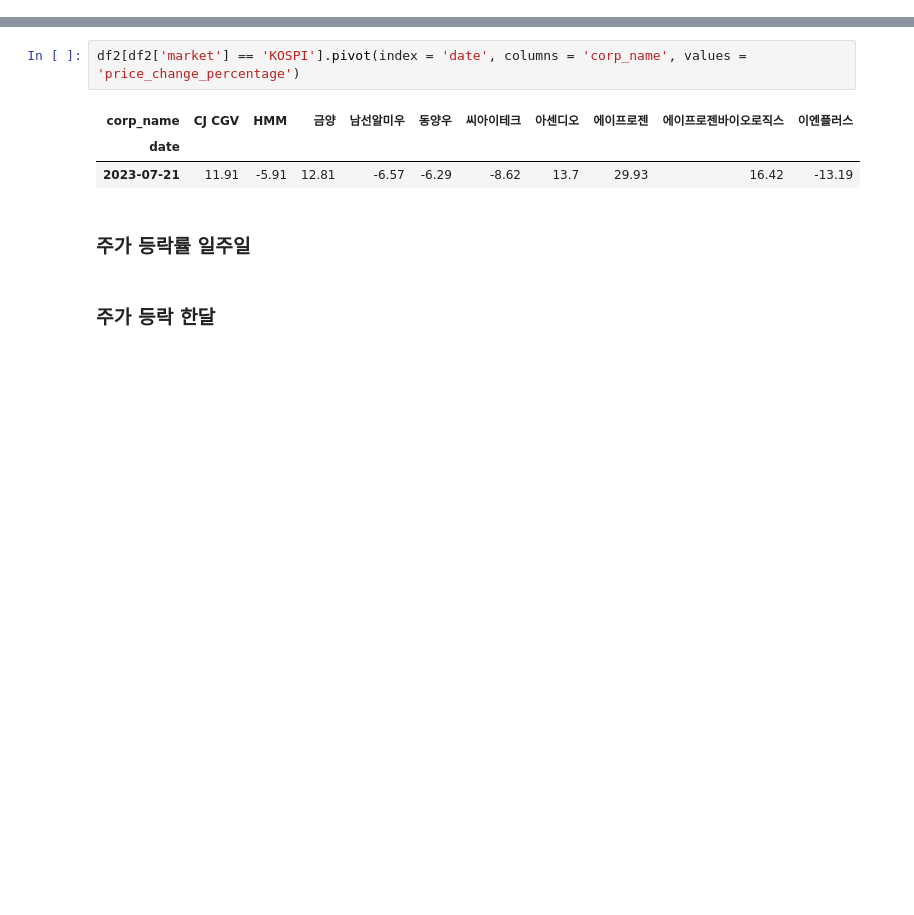
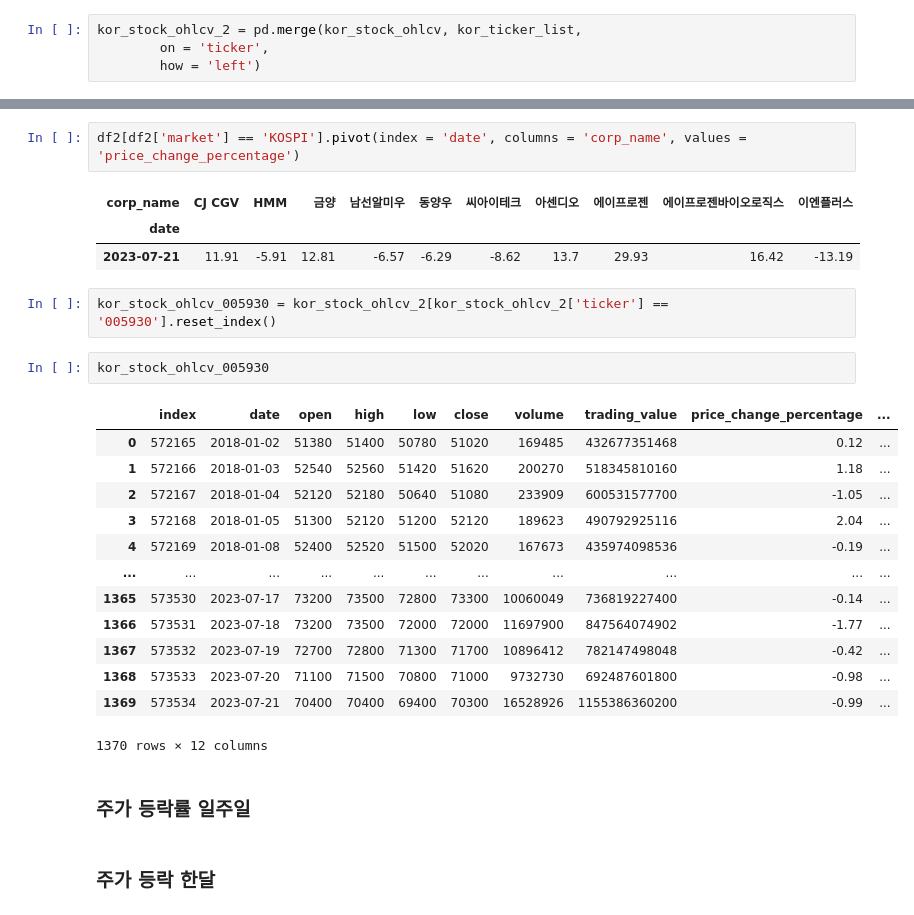
Before and after one commit to Unfinishedgod/finance_mlops, a Jupyter notebook: jupyter/kor_stock_cleaning.ipynb, the cells around one changed output, grey strips where cells are left out. Saved outputs shown, nothing was run; the diff lists cells and outputs as text; blank space fills up the shorter version.

```diff
--- a/jupyter/kor_stock_cleaning.ipynb
+++ b/jupyter/kor_stock_cleaning.ipynb
@@ -58,3 +58,7 @@ kor_market_cap_2[kor_market_cap_2['ticker'] == '005930']
+# %%
+kor_stock_ohlcv_2 = pd.merge(kor_stock_ohlcv, kor_ticker_list,
+        on = 'ticker',
+        how = 'left')
 # %%
 df1 = kor_stock_ohlcv[kor_stock_ohlcv['date'] == '2023-07-21']
 df1 = pd.merge(df1, kor_ticker_list,
@@ -116,6 +120,24 @@ df2[df2['market'] == 'KOSPI'].pivot(index = 'date', columns = 'corp_name', value
 | corp_name | CJ CGV | HMM | 금양 | 남선알미우 | 동양우 | 씨아이테크 | 아센디오 | 에이프로젠 | 에이프로젠바이오로직스 | 이엔플러스 |
 | date |  |  |  |  |  |  |  |  |  |  |
 | 2023-07-21 | 11.91 | -5.91 | 12.81 | -6.57 | -6.29 | -8.62 | 13.7 | 29.93 | 16.42 | -13.19 |
+# %%
+kor_stock_ohlcv_005930 = kor_stock_ohlcv_2[kor_stock_ohlcv_2['ticker'] == '005930'].reset_index()
+# %%
+kor_stock_ohlcv_005930
+# %% [output]
+|  | index | date | open | high | low | close | volume | trading_value | price_change_percentage | ... |
+| 0 | 572165 | 2018-01-02 | 51380 | 51400 | 50780 | 51020 | 169485 | 432677351468 | 0.12 | ... |
+| 1 | 572166 | 2018-01-03 | 52540 | 52560 | 51420 | 51620 | 200270 | 518345810160 | 1.18 | ... |
+| 2 | 572167 | 2018-01-04 | 52120 | 52180 | 50640 | 51080 | 233909 | 600531577700 | -1.05 | ... |
+| 3 | 572168 | 2018-01-05 | 51300 | 52120 | 51200 | 52120 | 189623 | 490792925116 | 2.04 | ... |
+| 4 | 572169 | 2018-01-08 | 52400 | 52520 | 51500 | 52020 | 167673 | 435974098536 | -0.19 | ... |
+| ... | ... | ... | ... | ... | ... | ... | ... | ... | ... | ... |
+| 1365 | 573530 | 2023-07-17 | 73200 | 73500 | 72800 | 73300 | 10060049 | 736819227400 | -0.14 | ... |
+| 1366 | 573531 | 2023-07-18 | 73200 | 73500 | 72000 | 72000 | 11697900 | 847564074902 | -1.77 | ... |
+| 1367 | 573532 | 2023-07-19 | 72700 | 72800 | 71300 | 71700 | 10896412 | 782147498048 | -0.42 | ... |
+| 1368 | 573533 | 2023-07-20 | 71100 | 71500 | 70800 | 71000 | 9732730 | 692487601800 | -0.98 | ... |
+| 1369 | 573534 | 2023-07-21 | 70400 | 70400 | 69400 | 70300 | 16528926 | 1155386360200 | -0.99 | ... |
+1370 rows × 12 columns
 # %% [markdown]
 ### 주가 등락률 일주일
 # %% [markdown]
```
Also changed, not shown: parts of 8 cells of this notebook, 1 other file.
